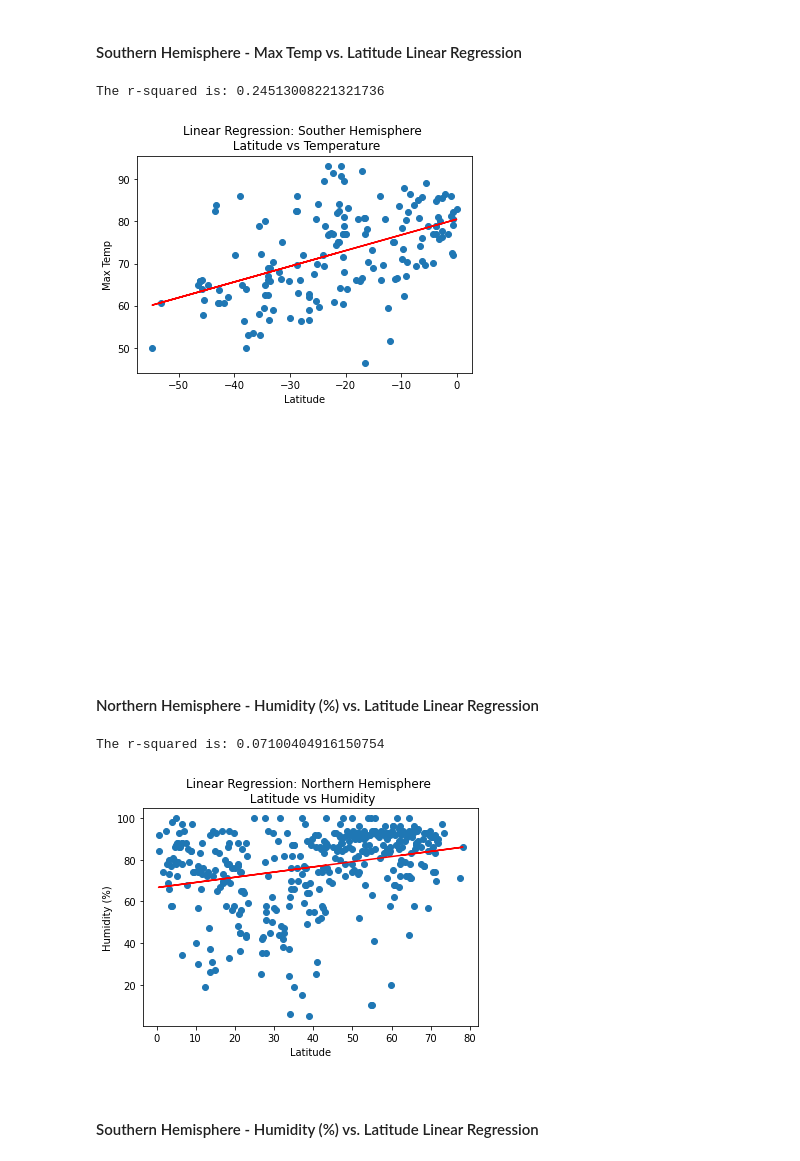
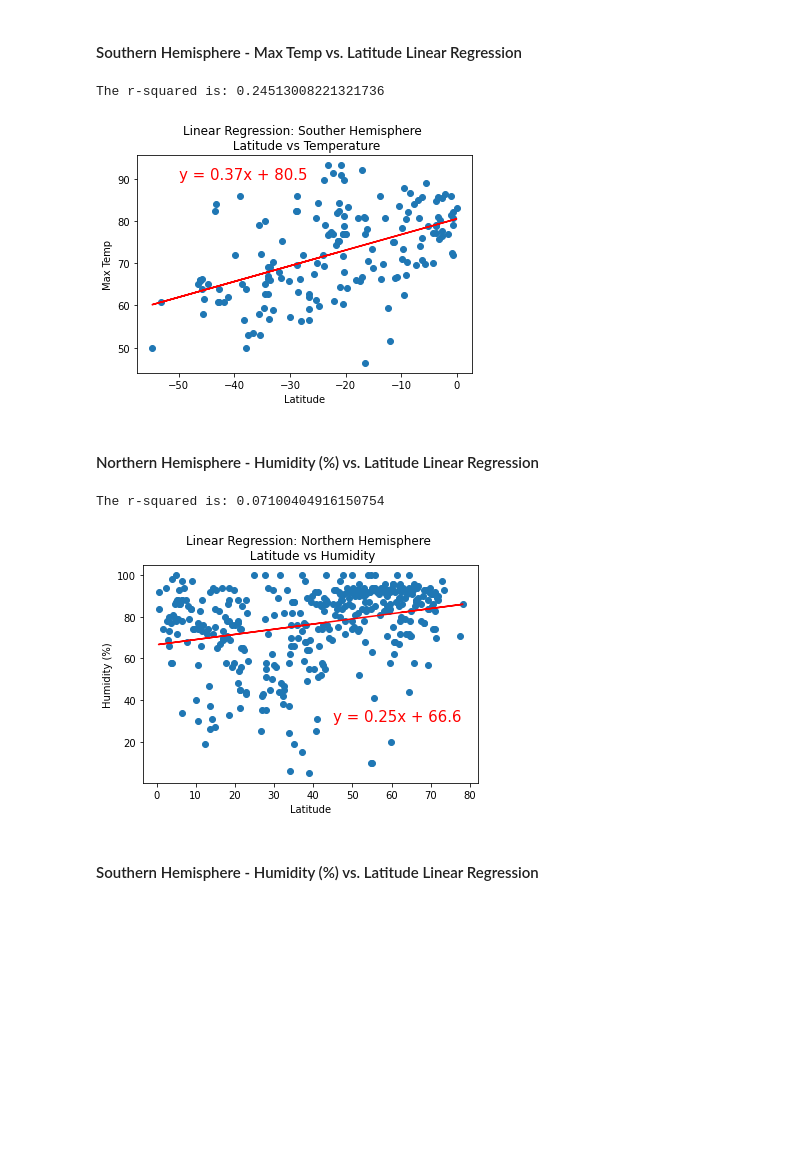
Before and after one commit to jforbis/python-api-challenge, a Jupyter notebook: WeatherPy.ipynb, the cells around one changed output. Drawn from its saved outputs; the diff is of its cells as text; code cells hidden in the pictures; blank space fills up the shorter version.

Commit message:
save point: added line equations to visualizations

```diff
--- a/WeatherPy.ipynb
+++ b/WeatherPy.ipynb
@@ -300,20 +300,20 @@ The r-squared is: 0.7456183765886799
 # %%
 slatx = south_df["Lat"]
 smax_tempy = south_df["Max Temp"]
 (slope, intercept, rvalue, pvalue, stderr) = linregress(slatx, smax_tempy)
 regress_values = slatx * slope + intercept
 line_eq = "y = " + str(round(slope,2)) + "x + " + str(round(intercept,2))
 plt.scatter(slatx,smax_tempy)
 plt.plot(slatx,regress_values,"r-")
-plt.annotate(line_eq,(0,-20),fontsize=15,color="red")
+plt.annotate(line_eq,(-50,90),fontsize=15,color="red")
 plt.xlabel("Latitude")
 plt.ylabel("Max Temp")
 plt.title("Linear Regression: Souther Hemisphere \n Latitude vs Temperature")
 print(f"The r-squared is: {rvalue**2}")
 plt.show()
 # %% [output]
 The r-squared is: 0.24513008221321736
-[figure, old version]
+[figure, new version]
 # %% [markdown]
 ####  Northern Hemisphere - Humidity (%) vs. Latitude Linear Regression
 # %%
@@ -324,7 +324,7 @@ regress_values = nlatxh * slope + intercept
 line_eq = "y = " + str(round(slope,2)) + "x + " + str(round(intercept,2))
 plt.scatter(nlatxh,nhumy)
 plt.plot(nlatxh,regress_values,"r-")
-plt.annotate(line_eq,(0,-20),fontsize=15,color="red")
+plt.annotate(line_eq,(45,30),fontsize=15,color="red")
 plt.xlabel("Latitude")
 plt.ylabel("Humidity (%)")
 plt.title("Linear Regression: Northern Hemisphere \n Latitude vs Humidity")
@@ -332,7 +332,7 @@ print(f"The r-squared is: {rvalue**2}")
 plt.show()
 # %% [output]
 The r-squared is: 0.07100404916150754
-[figure, old version]
+[figure, new version]
 # %% [markdown]
 ####  Southern Hemisphere - Humidity (%) vs. Latitude Linear Regression
 # %%
```
Also changed, not shown: parts of 5 cells of this notebook.
